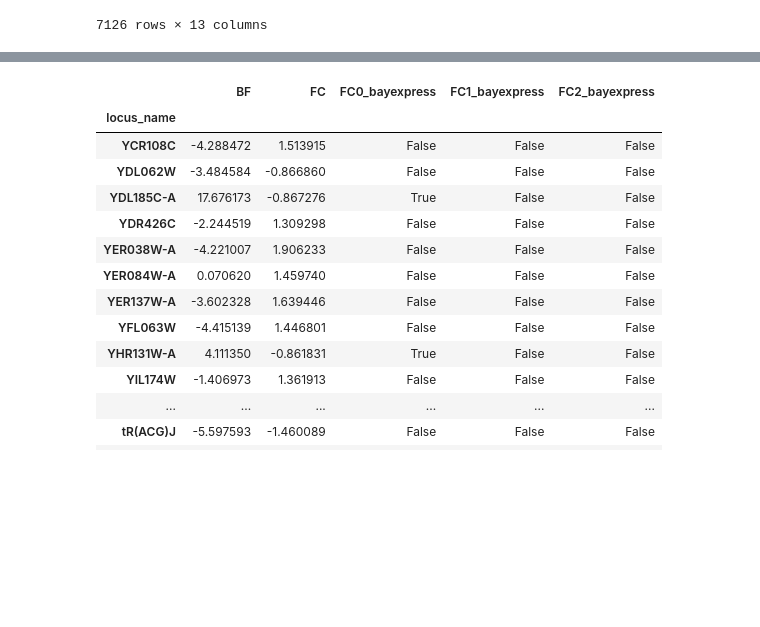
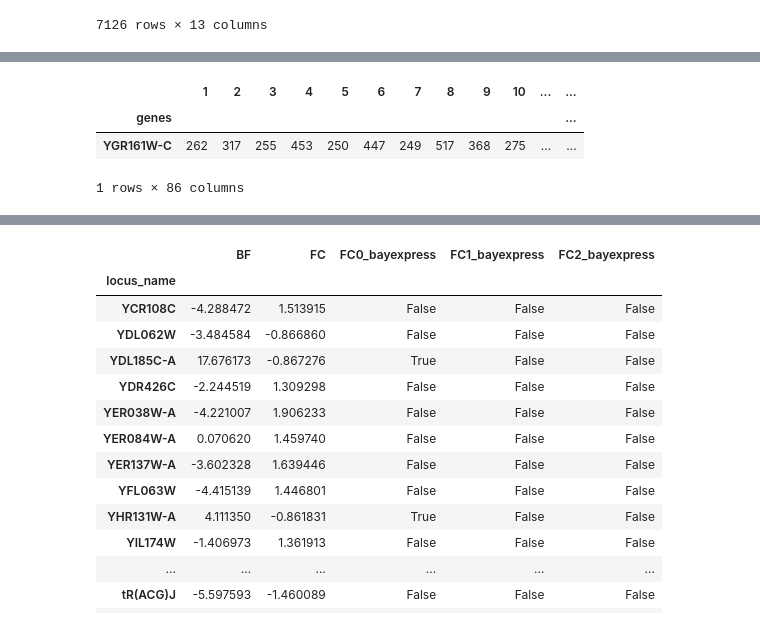
Before and after one commit to Morris-Research-Group/BDGE, a Jupyter notebook: package_comparison_RALL.ipynb, the cells around one changed output, grey strips where cells are left out. Cells and saved outputs as stored; diff of their text form; code cells hidden in the pictures; blank space fills up the shorter version.

```diff
--- a/package_comparison_RALL.ipynb
+++ b/package_comparison_RALL.ipynb
@@ -143 +296,10 @@ counts_RALL = pd.read_csv('RALL.csv').set_index('genes')
+# %%
+# Which ones are positive in edgeR and bayexpress but not DESeq2?
+
+counts_RALL.loc[list(RALL.loc[(RALL.FC1_bayexpress == True) & (RALL.FC1_edgeR == True) & (RALL.FC1_DESeq2 != True)].locus_name)]
+# %% [output]
+|  | 1 | 2 | 3 | 4 | 5 | 6 | 7 | 8 | 9 | 10 | ... | ... |
+| genes |  |  |  |  |  |  |  |  |  |  |  | ... |
+| YGR161W-C | 262 | 317 | 255 | 453 | 250 | 447 | 249 | 517 | 368 | 275 | ... | ... |
+1 rows × 86 columns
 # %%
```
Also changed, not shown: parts of 21 cells of this notebook, 2 other files.
